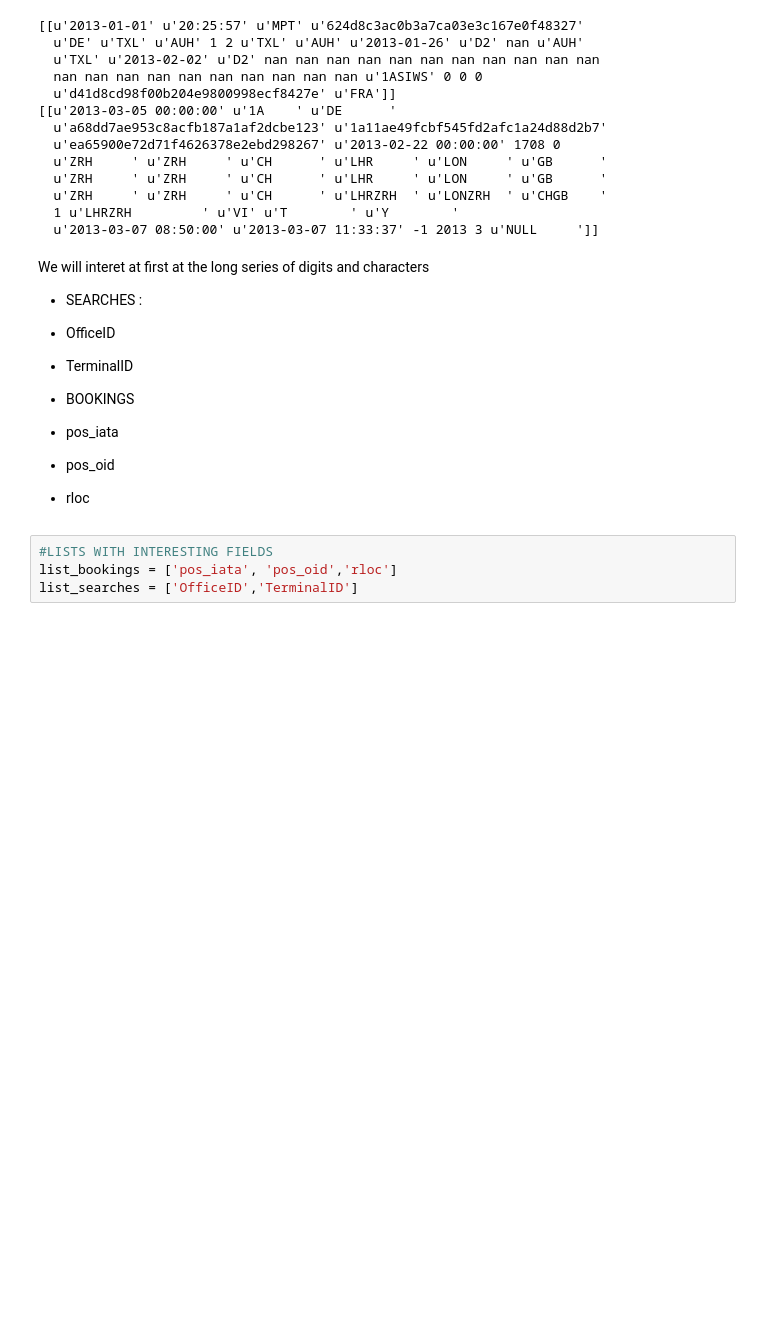
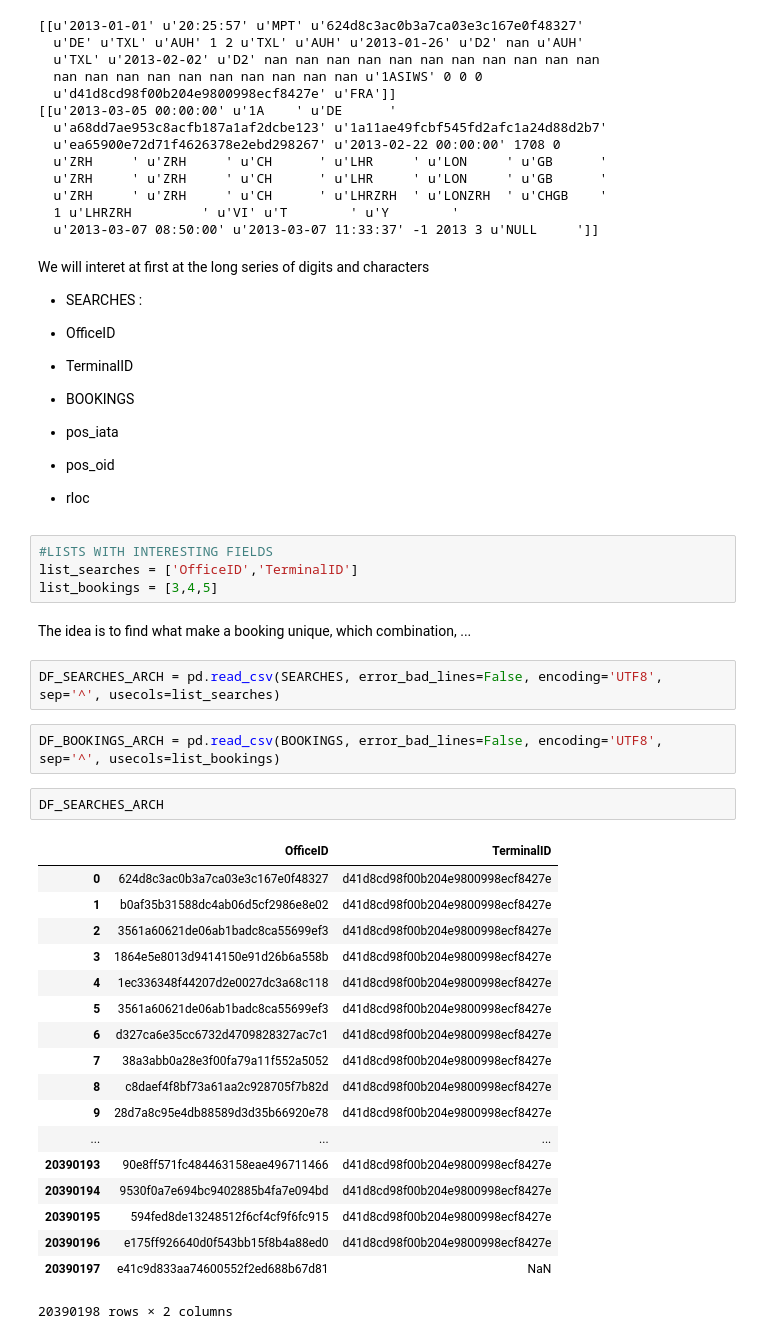
Before and after one commit to jangeloni/challenge_amadeus, a Jupyter notebook: bonus_exercise_1.ipynb, the cells around one changed output. Drawn from its saved outputs; the diff is of its cells as text; blank space fills up the shorter version.

```diff
--- a/bonus_exercise_1.ipynb
+++ b/bonus_exercise_1.ipynb
@@ -91,5 +91,32 @@ We will interet at first at the long series of digits and characters
   *   rloc
 # %%
 #LISTS WITH INTERESTING FIELDS
-list_bookings = ['pos_iata', 'pos_oid','rloc']
 list_searches = ['OfficeID','TerminalID']
+list_bookings = [3,4,5]
+# %% [markdown]
+The idea is to find what make a booking unique, which combination, ...
+# %%
+DF_SEARCHES_ARCH = pd.read_csv(SEARCHES, error_bad_lines=False, encoding='UTF8', sep='^', usecols=list_searches)
+# %%
+DF_BOOKINGS_ARCH = pd.read_csv(BOOKINGS, error_bad_lines=False, encoding='UTF8', sep='^', usecols=list_bookings)
+# %%
+DF_SEARCHES_ARCH
+# %% [output]
+|  | OfficeID | TerminalID |
+| 0 | 624d8c3ac0b3a7ca03e3c167e0f48327 | d41d8cd98f00b204e9800998ecf8427e |
+| 1 | b0af35b31588dc4ab06d5cf2986e8e02 | d41d8cd98f00b204e9800998ecf8427e |
+| 2 | 3561a60621de06ab1badc8ca55699ef3 | d41d8cd98f00b204e9800998ecf8427e |
+| 3 | 1864e5e8013d9414150e91d26b6a558b | d41d8cd98f00b204e9800998ecf8427e |
+| 4 | 1ec336348f44207d2e0027dc3a68c118 | d41d8cd98f00b204e9800998ecf8427e |
+| 5 | 3561a60621de06ab1badc8ca55699ef3 | d41d8cd98f00b204e9800998ecf8427e |
+| 6 | d327ca6e35cc6732d4709828327ac7c1 | d41d8cd98f00b204e9800998ecf8427e |
+| 7 | 38a3abb0a28e3f00fa79a11f552a5052 | d41d8cd98f00b204e9800998ecf8427e |
+| 8 | c8daef4f8bf73a61aa2c928705f7b82d | d41d8cd98f00b204e9800998ecf8427e |
+| 9 | 28d7a8c95e4db88589d3d35b66920e78 | d41d8cd98f00b204e9800998ecf8427e |
+| ... | ... | ... |
+| 20390193 | 90e8ff571fc484463158eae496711466 | d41d8cd98f00b204e9800998ecf8427e |
+| 20390194 | 9530f0a7e694bc9402885b4fa7e094bd | d41d8cd98f00b204e9800998ecf8427e |
+| 20390195 | 594fed8de13248512f6cf4cf9f6fc915 | d41d8cd98f00b204e9800998ecf8427e |
+| 20390196 | e175ff926640d0f543bb15f8b4a88ed0 | d41d8cd98f00b204e9800998ecf8427e |
+| 20390197 | e41c9d833aa74600552f2ed688b67d81 | NaN |
+20390198 rows × 2 columns
```
Also changed, not shown: parts of 2 cells of this notebook.
